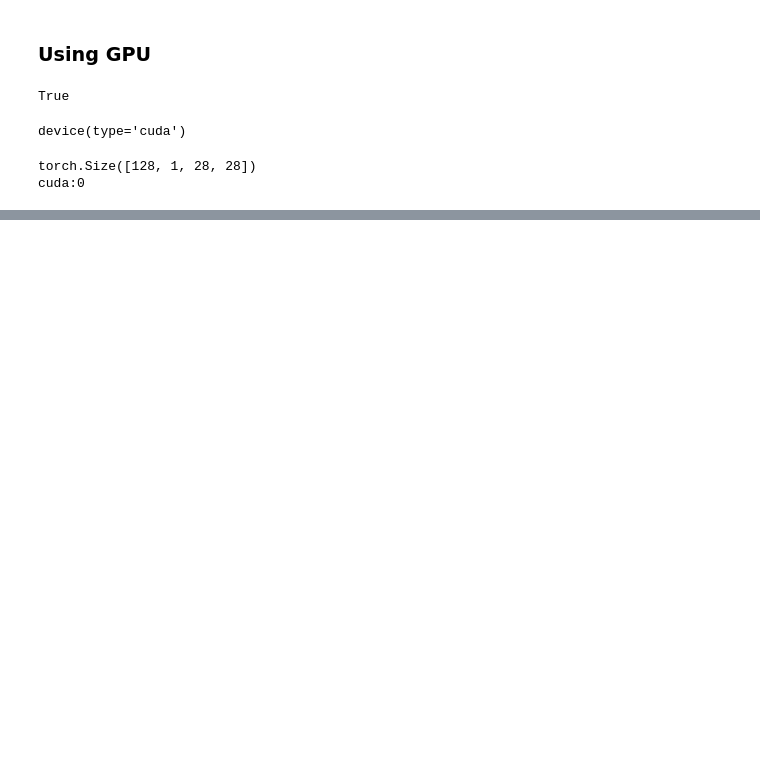
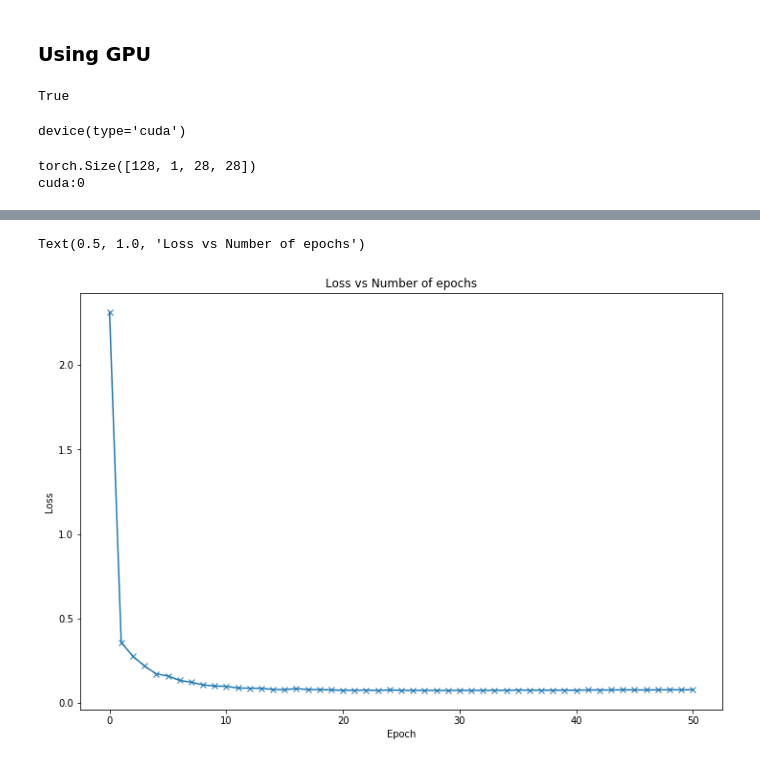
Before and after one commit to ShuklaJt11/ml-learning, a Jupyter notebook: Pytorch/pytorch_images_gpu_dnn.ipynb, the cells around one changed output, grey strips where cells are left out. Saved outputs shown, nothing was run; the diff lists cells and outputs as text; code cells hidden in the pictures; blank space fills up the shorter version.

```diff
--- a/Pytorch/pytorch_images_gpu_dnn.ipynb
+++ b/Pytorch/pytorch_images_gpu_dnn.ipynb
@@ -180,0 +212,3 @@ def fit(epochs, lr, model, loss_fn, train_dl, valid_dl, opt_fn=None, metric=None
+# %%
+val_loss, total, val_acc = evaluate(model, F.cross_entropy, val_loader, metric=accuracy)
+print('Loss: {:.5f}, Accuracy: {:.5f}'.format(val_loss, val_acc))
@@ -180,0 +217,2 @@ def fit(epochs, lr, model, loss_fn, train_dl, valid_dl, opt_fn=None, metric=None
+# %%
+losses, metrics = fit(25, 0.1, model, F.cross_entropy, train_loader, val_loader, metric=accuracy)
@@ -180,0 +237,2 @@ def fit(epochs, lr, model, loss_fn, train_dl, valid_dl, opt_fn=None, metric=None
+# %%
+losses_2, metrics_2 = fit(25, 0.05, model, F.cross_entropy, train_loader, val_loader, metric=accuracy)
@@ -180,0 +257,12 @@ def fit(epochs, lr, model, loss_fn, train_dl, valid_dl, opt_fn=None, metric=None
+# %%
+accuracies = [val_acc] + metrics + metrics_2
+total_losses = [val_loss] + losses + losses_2
+# %%
+plt.figure(figsize=(12, 8))
+plt.plot(total_losses, '-x')
+plt.xlabel('Epoch')
+plt.ylabel('Loss')
+plt.title('Loss vs Number of epochs')
+# %% [output]
+Text(0.5, 1.0, 'Loss vs Number of epochs')
+[figure, added]
```
Also changed, not shown: parts of 18 cells of this notebook.
